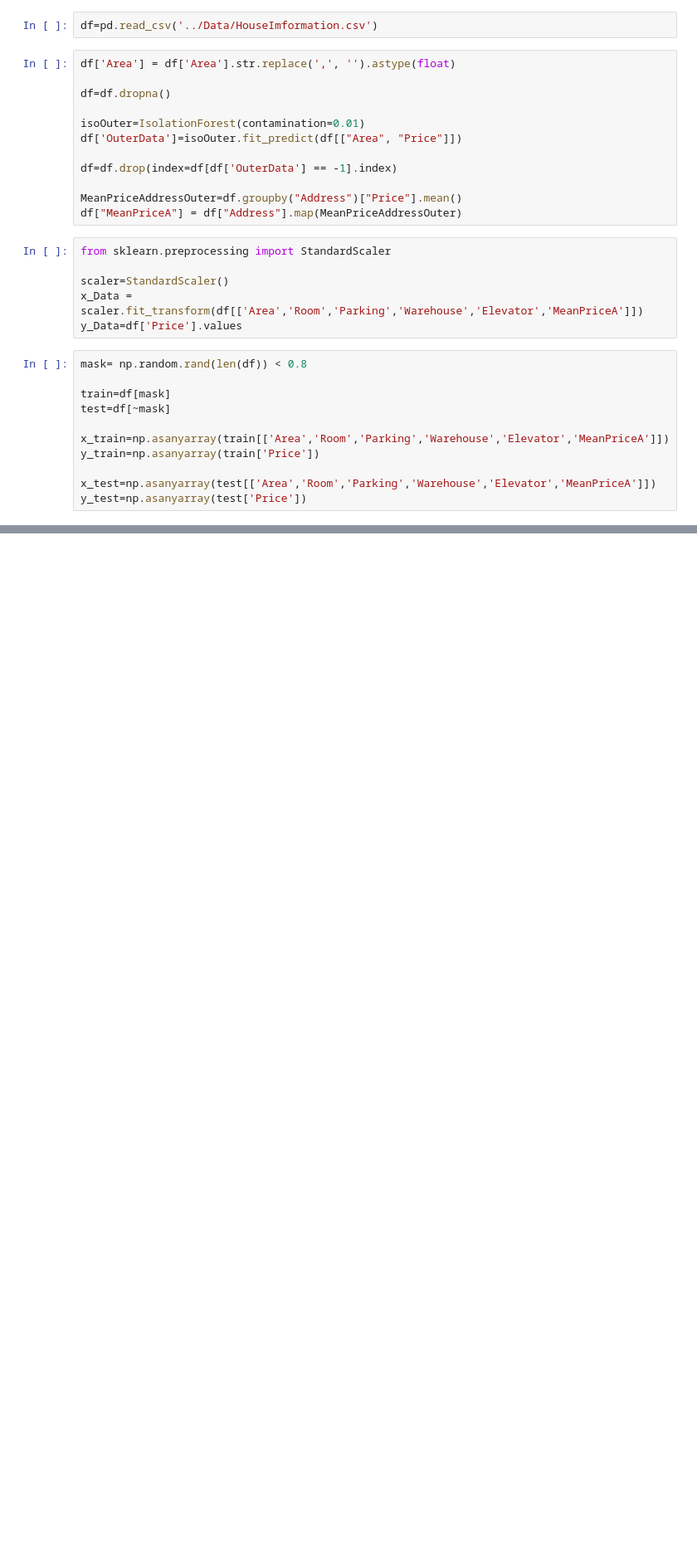
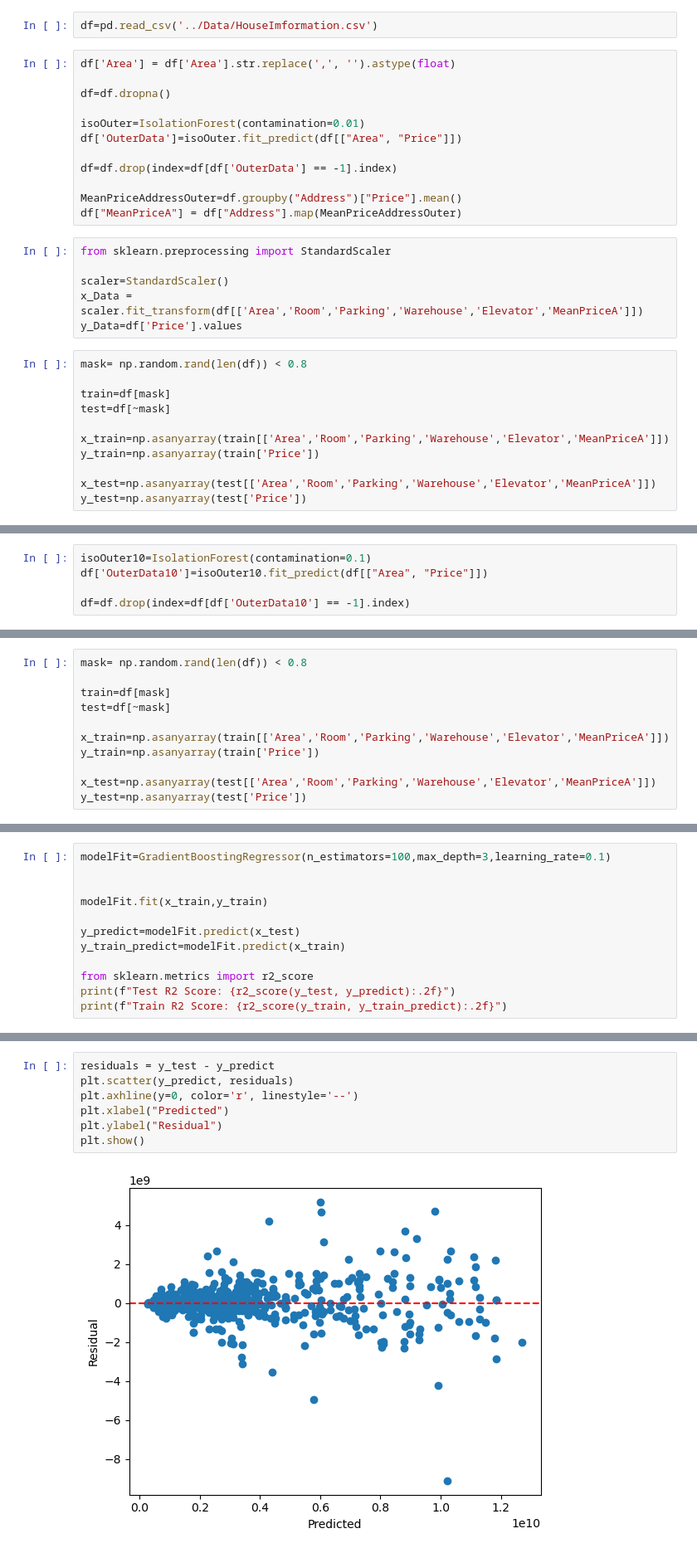
Before and after one commit to abolfazlhba/Tehran-Housing-Price-Forecast, a Jupyter notebook: Housing Forecast/GradientBoostingRegressor.ipynb, the cells around one changed output, grey strips where cells are left out. Shown: that part at 83% size. Drawn from its saved outputs; the diff is of its cells as text; blank space fills up the shorter version.

Commit message:
Outlier Removal 10% in GradientBoostingRegressor Model

```diff
--- a/Housing Forecast/GradientBoostingRegressor.ipynb
+++ b/Housing Forecast/GradientBoostingRegressor.ipynb
@@ -104,0 +105,5 @@ MAE: 956499068.3028767
+# %%
+isoOuter10=IsolationForest(contamination=0.1)
+df['OuterData10']=isoOuter10.fit_predict(df[["Area", "Price"]])
+
+df=df.drop(index=df[df['OuterData10'] == -1].index)
@@ -104,0 +116,11 @@ MAE: 956499068.3028767
+# %%
+mask= np.random.rand(len(df)) < 0.8
+
+train=df[mask]
+test=df[~mask]
+
+x_train=np.asanyarray(train[['Area','Room','Parking','Warehouse','Elevator','MeanPriceA']])
+y_train=np.asanyarray(train['Price'])
+
+x_test=np.asanyarray(test[['Area','Room','Parking','Warehouse','Elevator','MeanPriceA']])
+y_test=np.asanyarray(test['Price'])
@@ -104,0 +156,12 @@ MAE: 956499068.3028767
+# %%
+modelFit=GradientBoostingRegressor(n_estimators=100,max_depth=3,learning_rate=0.1)
+
+
+modelFit.fit(x_train,y_train)
+
+y_predict=modelFit.predict(x_test)
+y_train_predict=modelFit.predict(x_train)
+
+from sklearn.metrics import r2_score
+print(f"Test R2 Score: {r2_score(y_test, y_predict):.2f}")
+print(f"Train R2 Score: {r2_score(y_train, y_train_predict):.2f}")
@@ -104,0 +171,9 @@ MAE: 956499068.3028767
+# %%
+residuals = y_test - y_predict
+plt.scatter(y_predict, residuals)
+plt.axhline(y=0, color='r', linestyle='--')
+plt.xlabel("Predicted")
+plt.ylabel("Residual")
+plt.show()
+# %% [output]
+[figure, added]
```
Also changed, not shown: parts of 8 cells of this notebook.
